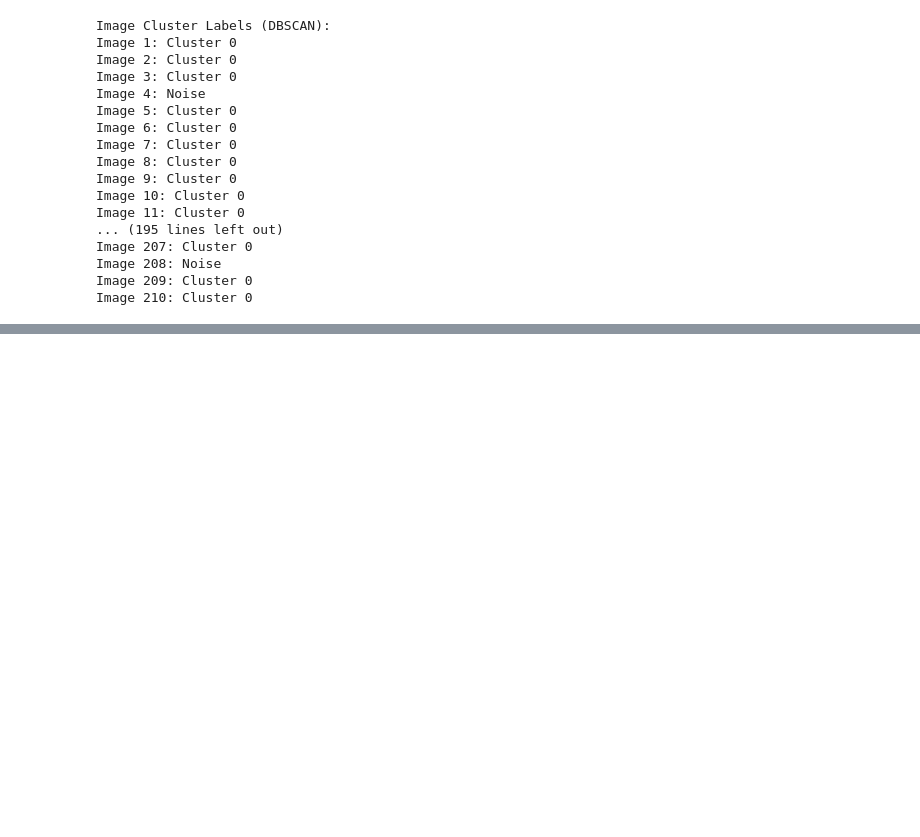
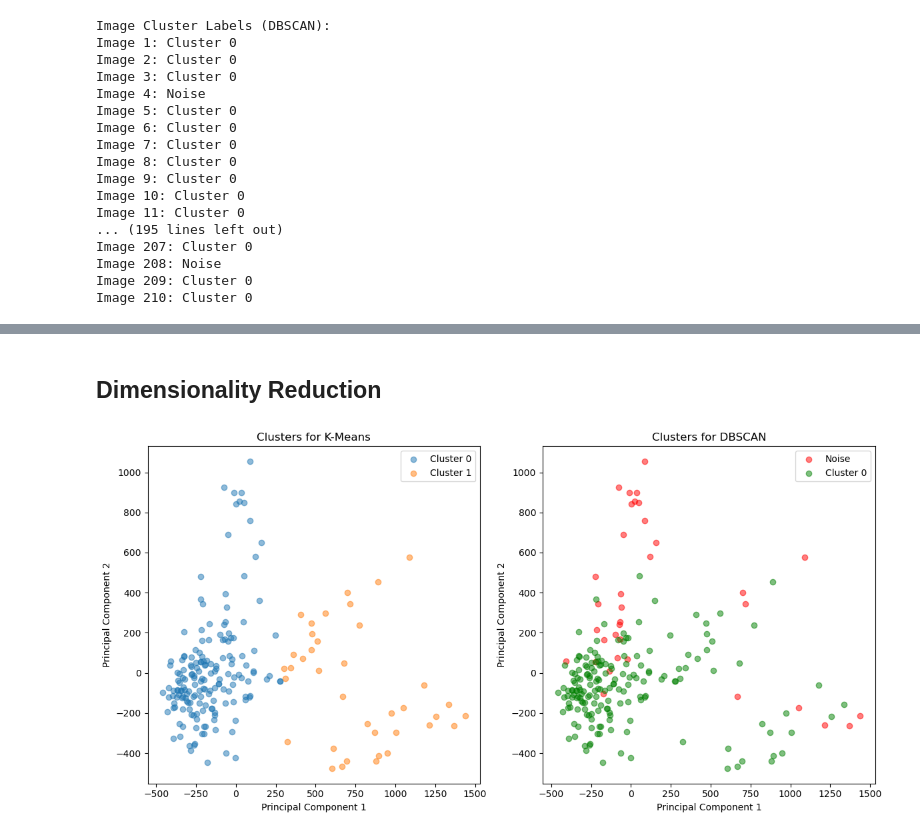
Before and after one commit to amirZZZkiller/AI-Course-Projects, a Jupyter notebook: A3/AI_A3.ipynb, the cells around one changed output, grey strips where cells are left out. Drawn from its saved outputs; the diff is of its cells as text; code cells hidden in the pictures; blank space fills up the shorter version.

Commit message:
do part 3/4: dimensionality reduction

```diff
--- a/A3/AI_A3.ipynb
+++ b/A3/AI_A3.ipynb
@@ -249,0 +248,51 @@ Image 210: Cluster 0
+# %% [markdown]
+## Dimensionality Reduction
+# %%
+# Load the extracted feature vectors and cluster labels
+features_array = np.load("extracted_features.npy")
+cluster_labels_kmeans = np.load("kmeans_cluster_labels.npy")
+cluster_labels_dbscan = np.load("dbscan_cluster_labels.npy")
+
+# Apply PCA to reduce the dimensionality of the feature vectors
+pca = PCA(n_components=2)
+reduced_features = pca.fit_transform(features_array)
+
+# Plot clusters for KMeans
+plt.figure(figsize=(12, 6))
+plt.subplot(1, 2, 1)
+for label in np.unique(cluster_labels_kmeans):
+    plt.scatter(reduced_features[cluster_labels_kmeans == label, 0],
+                reduced_features[cluster_labels_kmeans == label, 1],
+                label=f'Cluster {label}' if label != -1 else 'Noise',
+                alpha=0.5)
+plt.title('Clusters for K-Means')
+plt.xlabel('Principal Component 1')
+plt.ylabel('Principal Component 2')
+plt.legend()
+
+# Plot clusters for DBSCAN
+plt.subplot(1, 2, 2)
+for label in np.unique(cluster_labels_dbscan):
+    if label == -1:
+        # Plot Noise points in red
+        plt.scatter(reduced_features[cluster_labels_dbscan == label, 0],
+                    reduced_features[cluster_labels_dbscan == label, 1],
+                    label='Noise',
+                    color='red',
+                    alpha=0.5)
+    else:
+        # Plot Cluster points with different colors
+        plt.scatter(reduced_features[cluster_labels_dbscan == label, 0],
+                    reduced_features[cluster_labels_dbscan == label, 1],
+                    label=f'Cluster {label}',
+                    color='green' ,
+                    alpha=0.5)
+plt.title('Clusters for DBSCAN')
+plt.xlabel('Principal Component 1')
+plt.ylabel('Principal Component 2')
+plt.legend()
+
+plt.tight_layout()
+plt.show()
+# %% [output]
+[figure, added]
```
Also changed, not shown: parts of 2 cells of this notebook.
